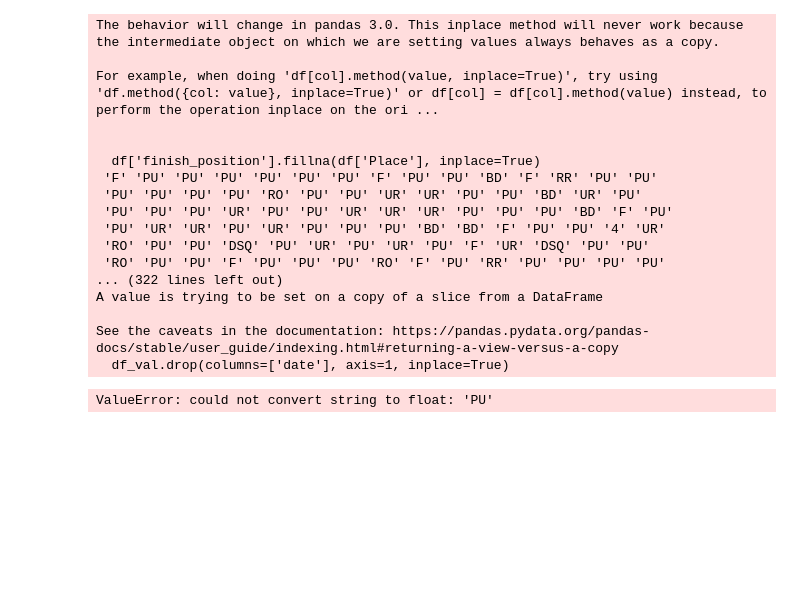
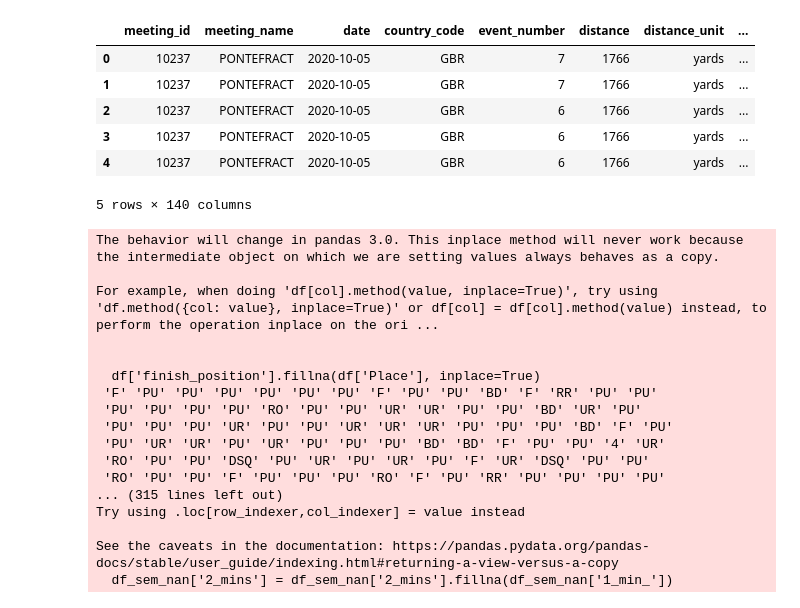
Before and after one commit to Harlequinht/which_horse, a Jupyter notebook: notebook/pca_attempt.ipynb, the cells around one changed output. Saved outputs shown, nothing was run; the diff lists cells and outputs as text; code cells hidden in the pictures; blank space fills up the shorter version.

Commit message:
pca + weather data updated

```diff
--- a/notebook/pca_attempt.ipynb
+++ b/notebook/pca_attempt.ipynb
@@ -96,24 +90,3 @@ Index(['meeting_id', 'meeting_name', 'date', 'country_code', 'event_number',
-# %%
-pca_pipeline.fit(df.copy())
-# %% [output]
-The behavior will change in pandas 3.0. This inplace method will never work because the intermediate object on which we are setting values always behaves as a copy.
-
-For example, when doing 'df[col].method(value, inplace=True)', try using 'df.method({col: value}, inplace=True)' or df[col] = df[col].method(value) instead, to perform the operation inplace on the ori ...
-
-
-  df['finish_position'].fillna(df['Place'], inplace=True)
- 'F' 'PU' 'PU' 'PU' 'PU' 'PU' 'PU' 'F' 'PU' 'PU' 'BD' 'F' 'RR' 'PU' 'PU'
- 'PU' 'PU' 'PU' 'PU' 'RO' 'PU' 'PU' 'UR' 'UR' 'PU' 'PU' 'BD' 'UR' 'PU'
- 'PU' 'PU' 'PU' 'UR' 'PU' 'PU' 'UR' 'UR' 'UR' 'PU' 'PU' 'PU' 'BD' 'F' 'PU'
- 'PU' 'UR' 'UR' 'PU' 'UR' 'PU' 'PU' 'PU' 'BD' 'BD' 'F' 'PU' 'PU' '4' 'UR'
- 'RO' 'PU' 'PU' 'DSQ' 'PU' 'UR' 'PU' 'UR' 'PU' 'F' 'UR' 'DSQ' 'PU' 'PU'
- 'RO' 'PU' 'PU' 'F' 'PU' 'PU' 'PU' 'RO' 'F' 'PU' 'RR' 'PU' 'PU' 'PU' 'PU'
-... (322 lines left out)
-A value is trying to be set on a copy of a slice from a DataFrame
-
-See the caveats in the documentation: https://pandas.pydata.org/pandas-docs/stable/user_guide/indexing.html#returning-a-view-versus-a-copy
-  df_val.drop(columns=['date'], axis=1, inplace=True)
-ValueError: could not convert string to float: 'PU'
 # %%
 columns_to_drop = ['meeting_name', 'date', 'event_number', 'race_class_normalised', 'finish_position', 'jockey_id', 'tainer_id', ''  ]
 cat_columns = ['race_class', 'track_condition', 'race_type', 'track_type', 'barrier', 'gear',
@@ -123,0 +130,30 @@ target = ['win_or_lose']
+# %%
+df.head()
+# %% [output]
+|  | meeting_id | meeting_name | date | country_code | event_number | distance | distance_unit | ... |
+| 0 | 10237 | PONTEFRACT | 2020-10-05 | GBR | 7 | 1766 | yards | ... |
+| 1 | 10237 | PONTEFRACT | 2020-10-05 | GBR | 7 | 1766 | yards | ... |
+| 2 | 10237 | PONTEFRACT | 2020-10-05 | GBR | 6 | 1766 | yards | ... |
+| 3 | 10237 | PONTEFRACT | 2020-10-05 | GBR | 6 | 1766 | yards | ... |
+| 4 | 10237 | PONTEFRACT | 2020-10-05 | GBR | 6 | 1766 | yards | ... |
+5 rows × 140 columns
+# %%
+temp = master_pipe.fit_transform(df.copy())
+# %% [output]
+The behavior will change in pandas 3.0. This inplace method will never work because the intermediate object on which we are setting values always behaves as a copy.
+
+For example, when doing 'df[col].method(value, inplace=True)', try using 'df.method({col: value}, inplace=True)' or df[col] = df[col].method(value) instead, to perform the operation inplace on the ori ...
+
+
+  df['finish_position'].fillna(df['Place'], inplace=True)
+ 'F' 'PU' 'PU' 'PU' 'PU' 'PU' 'PU' 'F' 'PU' 'PU' 'BD' 'F' 'RR' 'PU' 'PU'
+ 'PU' 'PU' 'PU' 'PU' 'RO' 'PU' 'PU' 'UR' 'UR' 'PU' 'PU' 'BD' 'UR' 'PU'
+ 'PU' 'PU' 'PU' 'UR' 'PU' 'PU' 'UR' 'UR' 'UR' 'PU' 'PU' 'PU' 'BD' 'F' 'PU'
+ 'PU' 'UR' 'UR' 'PU' 'UR' 'PU' 'PU' 'PU' 'BD' 'BD' 'F' 'PU' 'PU' '4' 'UR'
+ 'RO' 'PU' 'PU' 'DSQ' 'PU' 'UR' 'PU' 'UR' 'PU' 'F' 'UR' 'DSQ' 'PU' 'PU'
+ 'RO' 'PU' 'PU' 'F' 'PU' 'PU' 'PU' 'RO' 'F' 'PU' 'RR' 'PU' 'PU' 'PU' 'PU'
+... (315 lines left out)
+Try using .loc[row_indexer,col_indexer] = value instead
+
+See the caveats in the documentation: https://pandas.pydata.org/pandas-docs/stable/user_guide/indexing.html#returning-a-view-versus-a-copy
+  df_sem_nan['2_mins'] = df_sem_nan['2_mins'].fillna(df_sem_nan['1_min_'])
```
Also changed, not shown: parts of 12 cells of this notebook, 2 other files.
